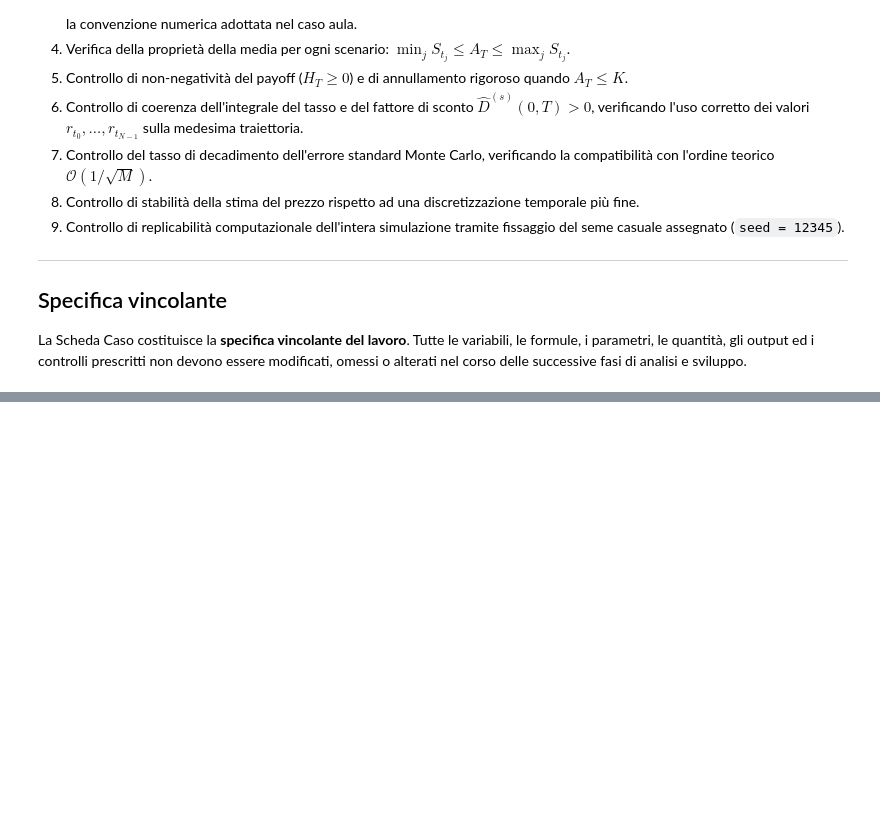
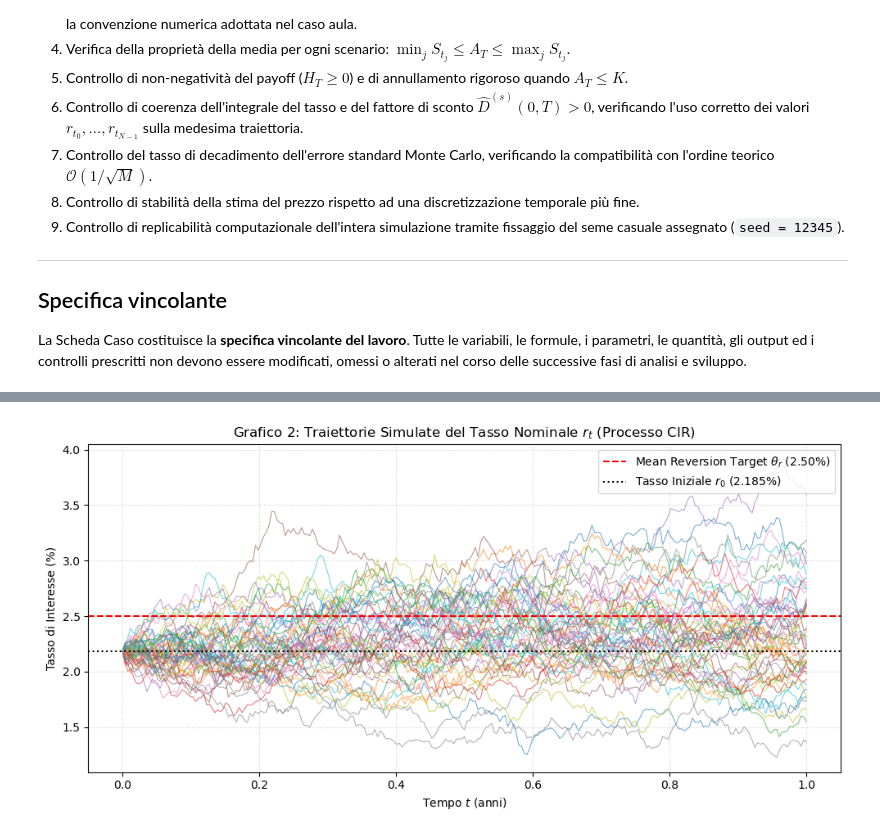
Before and after one commit to paolo-fix/CORSO-MQF, a Jupyter notebook: 04_Codice/Lez07/Lezione_07_Notebook_TakeHome_Stud2.ipynb, the cells around one changed output, grey strips where cells are left out. Drawn from its saved outputs; the diff is of its cells as text; code cells hidden in the pictures; blank space fills up the shorter version.

```diff
--- a/04_Codice/Lez07/Lezione_07_Notebook_TakeHome_Stud2.ipynb
+++ b/04_Codice/Lez07/Lezione_07_Notebook_TakeHome_Stud2.ipynb
@@ -72,0 +257,95 @@ La Scheda Caso costituisce la **specifica vincolante del lavoro**. Tutte le vari
+# %%
+# ==============================================================================
+# TAPPA 3: Simulazione Tasso CIR, Sconto Stocastico e Controlli 3 e 6
+# ==============================================================================
+
+# Estrazione dei parametri necessari
+r0 = params['r0']
+kappa_r = params['kappa_r']
+theta_r = params['theta_r']
+sigma_r = params['sigma_r']
+dt = params['dt']
+
+# ------------------------------------------------------------------------------
+# 1. Inizializzazione della Matrice delle Traiettorie dei Tassi (M x N+1)
+# ------------------------------------------------------------------------------
+r_paths = np.zeros((M, N + 1))
+r_paths[:, 0] = r0
+
+# Contatore per monitorare eventuali sforamenti r_t <= 0 (Controllo 3)
+count_non_positive_r = 0
+
+# ------------------------------------------------------------------------------
+# 2. Simulazione del Processo CIR (Schema Euler con Full Truncation)
+# ------------------------------------------------------------------------------
+for k in range(N):
+    r_current = r_paths[:, k]
+
+    # Rilevazione valori <= 0 per Controllo 3
+    non_pos = np.sum(r_current <= 0)
+    if non_pos > 0:
+        count_non_positive_r += non_pos
+
+    # Full Truncation: max(r_current, 0) per la parte di drift e diffusione
+    r_pos = np.maximum(r_current, 0.0)
+
+    # Incremento stocastico CIR
+    dr = kappa_r * (theta_r - r_pos) * dt + sigma_r * np.sqrt(r_pos) * np.sqrt(dt) * Z_r[:, k]
+
+    # Aggiornamento traiettoria
+    r_paths[:, k + 1] = r_current + dr
+
+# Estrazione del vettore dei tassi terminali r_T
+r_T = r_paths[:, -1]
+
+# ------------------------------------------------------------------------------
+# 3. Integrale del Tasso Stocastico e Fattore di Sconto (Somma di Riemann Sinistra)
+# ------------------------------------------------------------------------------
+# Utilizzo dei valori r_t da t_0 a t_{N-1} sulla stessa traiettoria
+integrale_r = np.sum(r_paths[:, :-1], axis=1) * dt
+discount_factors = np.exp(-integrale_r)
+
+# ------------------------------------------------------------------------------
+# 4. GRAFICO 2: Traiettorie Simulate del Tasso Nominale r_t
+# ------------------------------------------------------------------------------
+plt.figure(figsize=(10, 5))
+time_grid = np.linspace(0, params['T'], N + 1)
+
+# Tracciamento di un campione di 50 traiettorie
+plt.plot(time_grid, r_paths[:50, :].T * 100, lw=0.8, alpha=0.6)
+plt.axhline(y=theta_r * 100, color='red', linestyle='--', label=f'Mean Reversion Target $\\theta_r$ ({theta_r*100:.2f}%)')
+plt.axhline(y=r0 * 100, color='black', linestyle=':', label=f'Tasso Iniziale $r_0$ ({r0*100:.3f}%)')
+
+plt.title('Grafico 2: Traiettorie Simulate del Tasso Nominale $r_t$ (Processo CIR)', fontsize=12)
+plt.xlabel('Tempo $t$ (anni)', fontsize=10)
+plt.ylabel('Tasso di Interesse (%)', fontsize=10)
+plt.grid(True, linestyle=':', alpha=0.6)
+plt.legend(loc='upper right')
+plt.tight_layout()
+plt.show()
+
+# ------------------------------------------------------------------------------
+# 5. CONTROLLI DI COERENZA (Controllo 3 e Controllo 6)
+# ------------------------------------------------------------------------------
+print("--- CONTROLLO 3: RILEVAZIONE VALORI NON POSITIVI NEL CIR ---")
+print(f"Totale osservazioni tassi r_t <= 0 sulla griglia: {count_non_positive_r}")
+if count_non_positive_r == 0:
+    print("[Esito Controllo 3]: Il processo è rimasto strettamente positivo su tutte le traiettorie.")
+else:
+    print(f"[Esito Controllo 3]: DOCUMENTATO -> Rilevati {count_non_positive_r} valori <= 0, gestiti correttamente tramite convenzione Full Truncation.")
+
+print("\n--- CONTROLLO 6: COERENZA SCONTO STOCASTICO E SOMMA DI RIEMANN ---")
+min_discount = np.min(discount_factors)
+max_discount = np.max(discount_factors)
+mean_discount = np.mean(discount_factors)
+
+print(f"Fattore di Sconto Minimo:  {min_discount:.6f}")
+print(f"Fattore di Sconto Medio:   {mean_discount:.6f}")
+print(f"Fattore di Sconto Massimo: {max_discount:.6f}")
+
+if min_discount > 0 and np.all(np.isfinite(discount_factors)):
+    print("[Esito Controllo 6]: SUPERATO -> Sconto stocastico strettamente positivo e ben definito per tutti gli scenari.")
+else:
+    print("[Esito Controllo 6]: ATTENZIONE -> Rilevati fattori di sconto non validi.")
+# %% [output]
+[figure, added]
```
Also changed, not shown: parts of 16 cells of this notebook.
